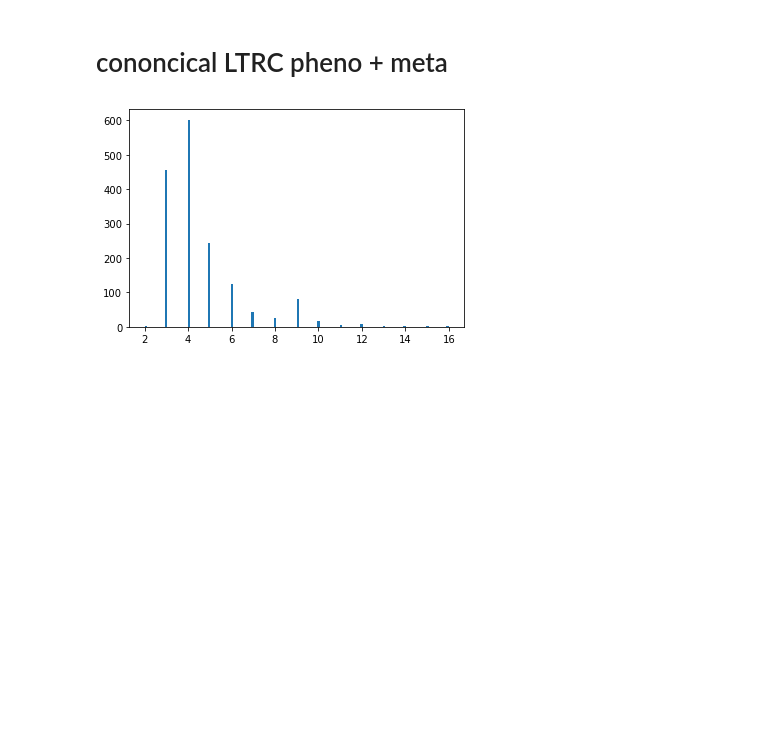
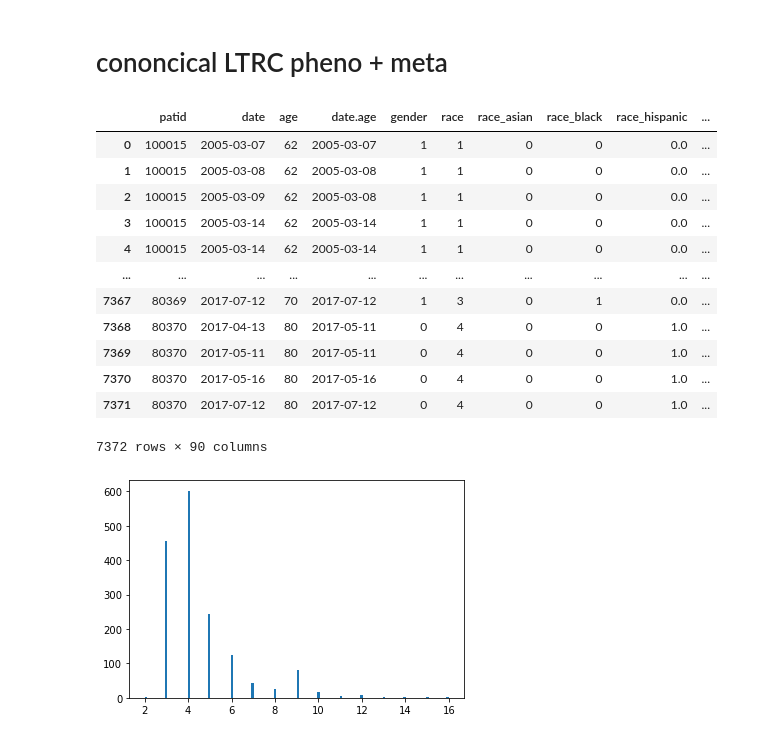
Before and after one commit to dcolinmorgan/mili_benchmark, a Jupyter notebook: sthlm_LTRC_B.ipynb, the cells around one changed output. Drawn from its saved outputs; the diff is of its cells as text; code cells hidden in the pictures; blank space fills up the shorter version.

```diff
--- a/sthlm_LTRC_B.ipynb
+++ b/sthlm_LTRC_B.ipynb
@@ -339,6 +339,21 @@ TOE['TOE']=TOE[0]
 # plt.xlabel("patid")
 # %%
 meta=pd.read_table('analyses/LTRC/ltrcLongTopMedHarm_20201019.csv',sep=',')
+meta
+# %% [output]
+|  | patid | date | age | date.age | gender | race | race_asian | race_black | race_hispanic | ... |
+| 0 | 100015 | 2005-03-07 | 62 | 2005-03-07 | 1 | 1 | 0 | 0 | 0.0 | ... |
+| 1 | 100015 | 2005-03-08 | 62 | 2005-03-08 | 1 | 1 | 0 | 0 | 0.0 | ... |
+| 2 | 100015 | 2005-03-09 | 62 | 2005-03-08 | 1 | 1 | 0 | 0 | 0.0 | ... |
+| 3 | 100015 | 2005-03-14 | 62 | 2005-03-14 | 1 | 1 | 0 | 0 | 0.0 | ... |
+| 4 | 100015 | 2005-03-14 | 62 | 2005-03-14 | 1 | 1 | 0 | 0 | 0.0 | ... |
+| ... | ... | ... | ... | ... | ... | ... | ... | ... | ... | ... |
+| 7367 | 80369 | 2017-07-12 | 70 | 2017-07-12 | 1 | 3 | 0 | 1 | 0.0 | ... |
+| 7368 | 80370 | 2017-04-13 | 80 | 2017-05-11 | 0 | 4 | 0 | 0 | 1.0 | ... |
+| 7369 | 80370 | 2017-05-11 | 80 | 2017-05-11 | 0 | 4 | 0 | 0 | 1.0 | ... |
+| 7370 | 80370 | 2017-05-16 | 80 | 2017-05-16 | 0 | 4 | 0 | 0 | 1.0 | ... |
+| 7371 | 80370 | 2017-07-12 | 80 | 2017-07-12 | 0 | 4 | 0 | 0 | 1.0 | ... |
+7372 rows × 90 columns
 # %%
 all_methyl_pheno=pheno.merge(meta,right_on='patid',left_on='patid')
 # all_methyl_pheno
```
Also changed, not shown: parts of 65 cells of this notebook, 44 other files.
